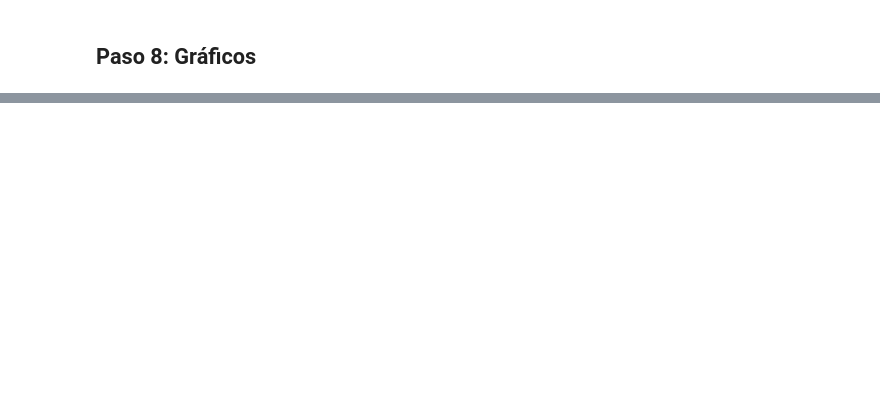
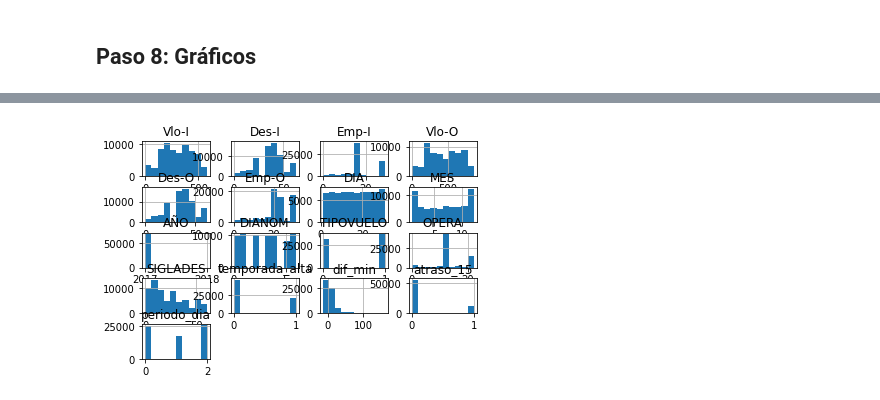
Before and after one commit to DarkHamlet/ChallDSLatam, a Jupyter notebook: solution.ipynb, the cells around one changed output, grey strips where cells are left out. Drawn from its saved outputs; the diff is of its cells as text; code cells hidden in the pictures; blank space fills up the shorter version.

```diff
--- a/solution.ipynb
+++ b/solution.ipynb
@@ -521,0 +1004,7 @@ df.info()
+# %%
+# Limpiemos el dataframe un poco más, excluimos algunas columnas porque tienen 1 sólo valor único y no aportan.
+# También excluiremos las fechas porque ya las compusimos en la feature dif_min.
+import pandas as pd
+#df2 = df.loc[:, ~df.columns.isin(['Ori-I', 'Ori-O', 'SIGLAORI'])]
+df = df.drop(['Fecha-I','Fecha-O','Ori-I', 'Ori-O', 'SIGLAORI'], axis=1)
+print(df)
@@ -607,0 +1219,5 @@ Miremos la correlación entre atraso_15 (la que nos importa) y MES, hay una corr
+# %%
+# Miremos los histogramas de todas columnas hasta ahora.
+hist = df.hist()
+# %% [output]
+[figure, added]
```
Also changed, not shown: parts of 97 cells of this notebook.
